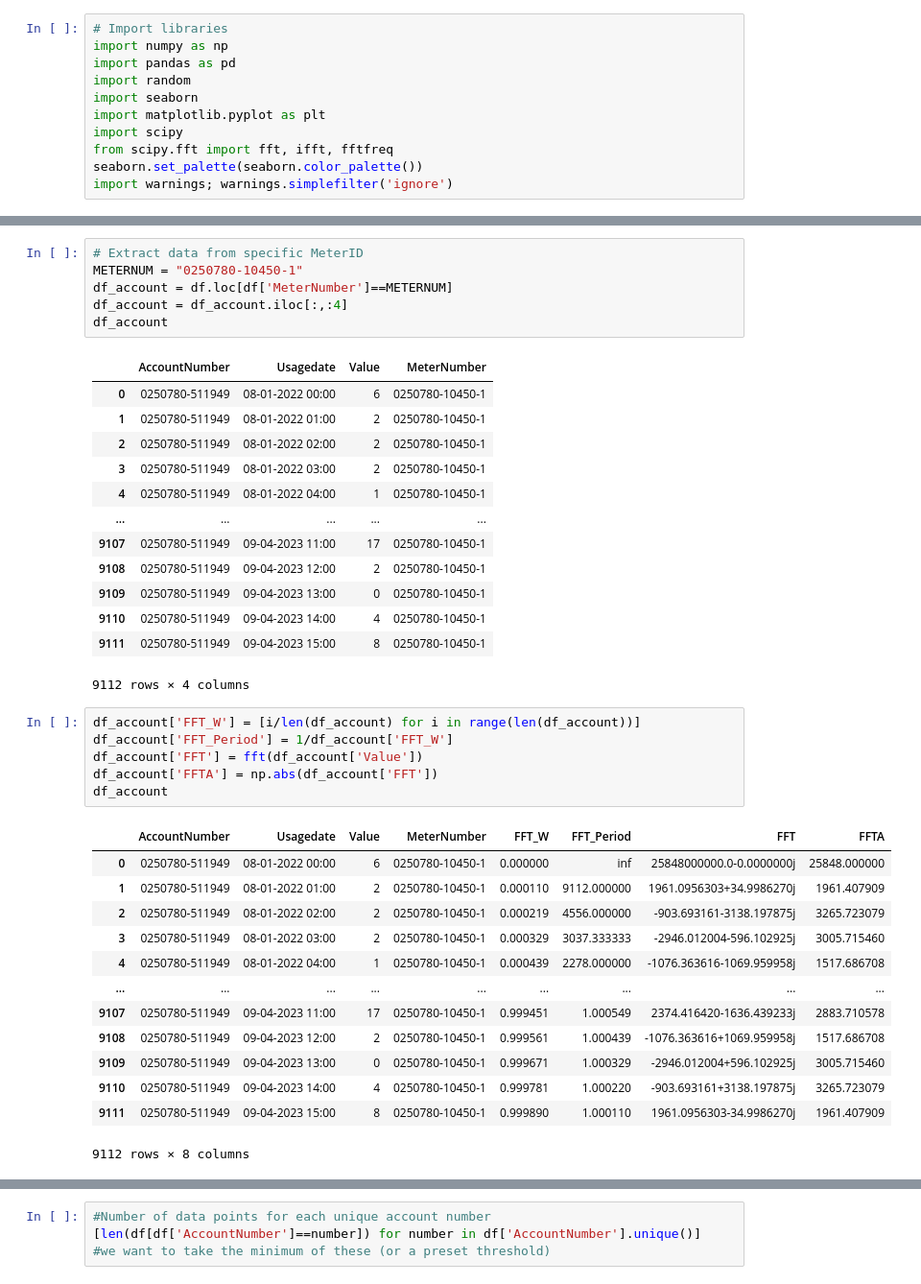
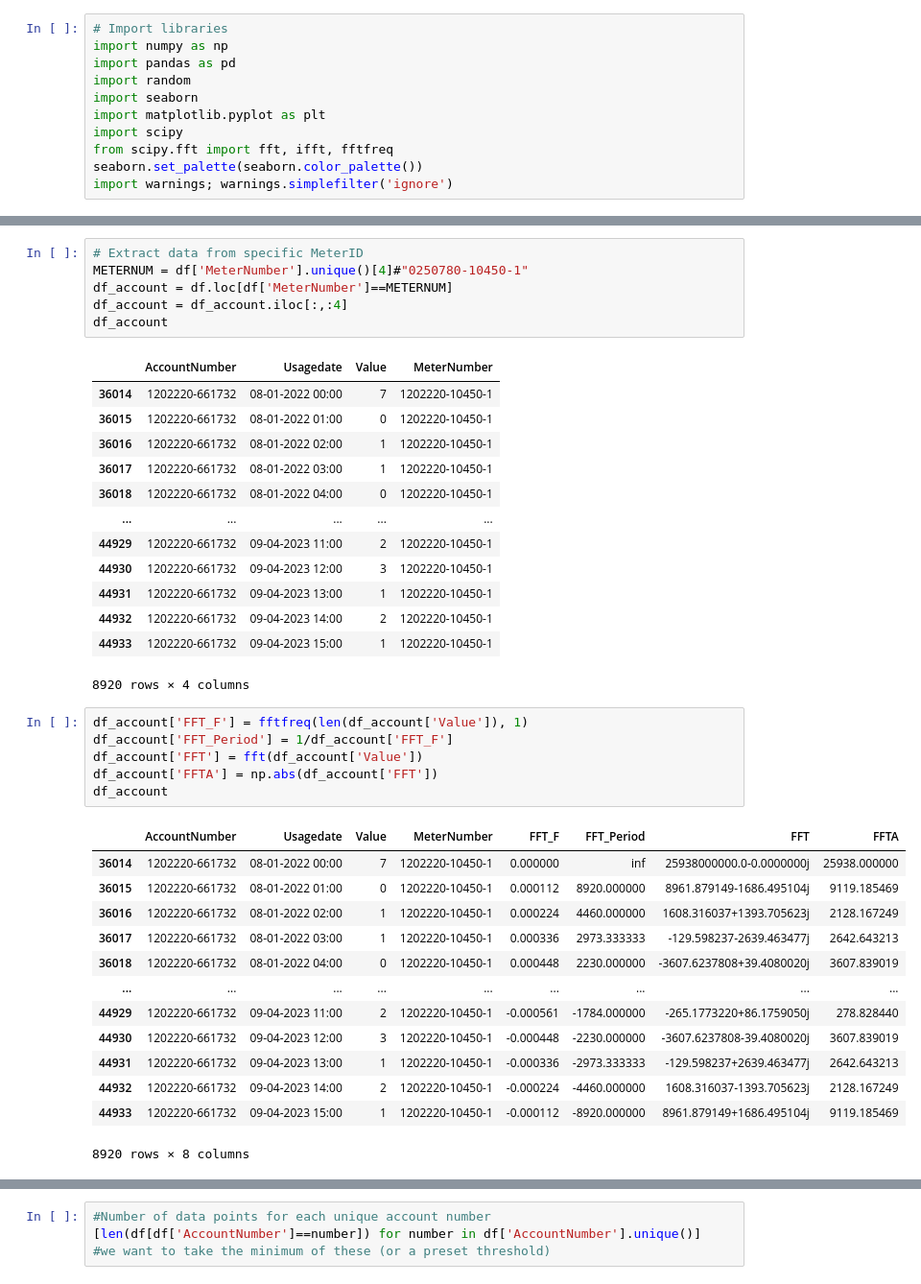
Before and after one commit to Starfarmer2/DIIG_Aquatrax_F23, a Jupyter notebook: src/Small_Leaks/PCA_Caroline.ipynb, the cells around one changed output, grey strips where cells are left out. Shown at 96% size. Drawn from its saved outputs; the diff is of its cells as text.

```diff
--- a/src/Small_Leaks/PCA_Caroline.ipynb
+++ b/src/Small_Leaks/PCA_Caroline.ipynb
@@ -34,42 +35,42 @@ df
 125863 rows × 7 columns
 # %%
 # Extract data from specific MeterID
-METERNUM = "0250780-10450-1"
+METERNUM = df['MeterNumber'].unique()[4]#"0250780-10450-1"
 df_account = df.loc[df['MeterNumber']==METERNUM]
 df_account = df_account.iloc[:,:4]
 df_account
 # %% [output]
 |  | AccountNumber | Usagedate | Value | MeterNumber |
-| 0 | 0250780-511949 | 08-01-2022 00:00 | 6 | 0250780-10450-1 |
-| 1 | 0250780-511949 | 08-01-2022 01:00 | 2 | 0250780-10450-1 |
-| 2 | 0250780-511949 | 08-01-2022 02:00 | 2 | 0250780-10450-1 |
-| 3 | 0250780-511949 | 08-01-2022 03:00 | 2 | 0250780-10450-1 |
-| 4 | 0250780-511949 | 08-01-2022 04:00 | 1 | 0250780-10450-1 |
+| 36014 | 1202220-661732 | 08-01-2022 00:00 | 7 | 1202220-10450-1 |
+| 36015 | 1202220-661732 | 08-01-2022 01:00 | 0 | 1202220-10450-1 |
+| 36016 | 1202220-661732 | 08-01-2022 02:00 | 1 | 1202220-10450-1 |
+| 36017 | 1202220-661732 | 08-01-2022 03:00 | 1 | 1202220-10450-1 |
+| 36018 | 1202220-661732 | 08-01-2022 04:00 | 0 | 1202220-10450-1 |
 | ... | ... | ... | ... | ... |
-| 9107 | 0250780-511949 | 09-04-2023 11:00 | 17 | 0250780-10450-1 |
-| 9108 | 0250780-511949 | 09-04-2023 12:00 | 2 | 0250780-10450-1 |
-| 9109 | 0250780-511949 | 09-04-2023 13:00 | 0 | 0250780-10450-1 |
-| 9110 | 0250780-511949 | 09-04-2023 14:00 | 4 | 0250780-10450-1 |
-| 9111 | 0250780-511949 | 09-04-2023 15:00 | 8 | 0250780-10450-1 |
+| 44929 | 1202220-661732 | 09-04-2023 11:00 | 2 | 1202220-10450-1 |
+| 44930 | 1202220-661732 | 09-04-2023 12:00 | 3 | 1202220-10450-1 |
+| 44931 | 1202220-661732 | 09-04-2023 13:00 | 1 | 1202220-10450-1 |
+| 44932 | 1202220-661732 | 09-04-2023 14:00 | 2 | 1202220-10450-1 |
+| 44933 | 1202220-661732 | 09-04-2023 15:00 | 1 | 1202220-10450-1 |
-9112 rows × 4 columns
+8920 rows × 4 columns
 # %%
-df_account['FFT_W'] = [i/len(df_account) for i in range(len(df_account))]
-df_account['FFT_Period'] = 1/df_account['FFT_W']
+df_account['FFT_F'] = fftfreq(len(df_account['Value']), 1)
+df_account['FFT_Period'] = 1/df_account['FFT_F']
 df_account['FFT'] = fft(df_account['Value'])
 df_account['FFTA'] = np.abs(df_account['FFT'])
 df_account
 # %% [output]
-|  | AccountNumber | Usagedate | Value | MeterNumber | FFT_W | FFT_Period | FFT | FFTA |
-| 0 | 0250780-511949 | 08-01-2022 00:00 | 6 | 0250780-10450-1 | 0.000000 | inf | 25848000000.0-0.0000000j | 25848.000000 |
-| 1 | 0250780-511949 | 08-01-2022 01:00 | 2 | 0250780-10450-1 | 0.000110 | 9112.000000 | 1961.0956303+34.9986270j | 1961.407909 |
-| 2 | 0250780-511949 | 08-01-2022 02:00 | 2 | 0250780-10450-1 | 0.000219 | 4556.000000 | -903.693161-3138.197875j | 3265.723079 |
-| 3 | 0250780-511949 | 08-01-2022 03:00 | 2 | 0250780-10450-1 | 0.000329 | 3037.333333 | -2946.012004-596.102925j | 3005.715460 |
-| 4 | 0250780-511949 | 08-01-2022 04:00 | 1 | 0250780-10450-1 | 0.000439 | 2278.000000 | -1076.363616-1069.959958j | 1517.686708 |
+|  | AccountNumber | Usagedate | Value | MeterNumber | FFT_F | FFT_Period | FFT | FFTA |
+| 36014 | 1202220-661732 | 08-01-2022 00:00 | 7 | 1202220-10450-1 | 0.000000 | inf | 25938000000.0-0.0000000j | 25938.000000 |
+| 36015 | 1202220-661732 | 08-01-2022 01:00 | 0 | 1202220-10450-1 | 0.000112 | 8920.000000 | 8961.879149-1686.495104j | 9119.185469 |
+| 36016 | 1202220-661732 | 08-01-2022 02:00 | 1 | 1202220-10450-1 | 0.000224 | 4460.000000 | 1608.316037+1393.705623j | 2128.167249 |
+| 36017 | 1202220-661732 | 08-01-2022 03:00 | 1 | 1202220-10450-1 | 0.000336 | 2973.333333 | -129.598237-2639.463477j | 2642.643213 |
+| 36018 | 1202220-661732 | 08-01-2022 04:00 | 0 | 1202220-10450-1 | 0.000448 | 2230.000000 | -3607.6237808+39.4080020j | 3607.839019 |
 | ... | ... | ... | ... | ... | ... | ... | ... | ... |
-| 9107 | 0250780-511949 | 09-04-2023 11:00 | 17 | 0250780-10450-1 | 0.999451 | 1.000549 | 2374.416420-1636.439233j | 2883.710578 |
-| 9108 | 0250780-511949 | 09-04-2023 12:00 | 2 | 0250780-10450-1 | 0.999561 | 1.000439 | -1076.363616+1069.959958j | 1517.686708 |
-| 9109 | 0250780-511949 | 09-04-2023 13:00 | 0 | 0250780-10450-1 | 0.999671 | 1.000329 | -2946.012004+596.102925j | 3005.715460 |
-| 9110 | 0250780-511949 | 09-04-2023 14:00 | 4 | 0250780-10450-1 | 0.999781 | 1.000220 | -903.693161+3138.197875j | 3265.723079 |
-| 9111 | 0250780-511949 | 09-04-2023 15:00 | 8 | 0250780-10450-1 | 0.999890 | 1.000110 | 1961.0956303-34.9986270j | 1961.407909 |
+| 44929 | 1202220-661732 | 09-04-2023 11:00 | 2 | 1202220-10450-1 | -0.000561 | -1784.000000 | -265.1773220+86.1759050j | 278.828440 |
+| 44930 | 1202220-661732 | 09-04-2023 12:00 | 3 | 1202220-10450-1 | -0.000448 | -2230.000000 | -3607.6237808-39.4080020j | 3607.839019 |
+| 44931 | 1202220-661732 | 09-04-2023 13:00 | 1 | 1202220-10450-1 | -0.000336 | -2973.333333 | -129.598237+2639.463477j | 2642.643213 |
+| 44932 | 1202220-661732 | 09-04-2023 14:00 | 2 | 1202220-10450-1 | -0.000224 | -4460.000000 | 1608.316037-1393.705623j | 2128.167249 |
+| 44933 | 1202220-661732 | 09-04-2023 15:00 | 1 | 1202220-10450-1 | -0.000112 | -8920.000000 | 8961.879149+1686.495104j | 9119.185469 |
-9112 rows × 8 columns
+8920 rows × 8 columns
 # %%
```
Also changed, not shown: parts of 11 cells of this notebook, 4 other files.
